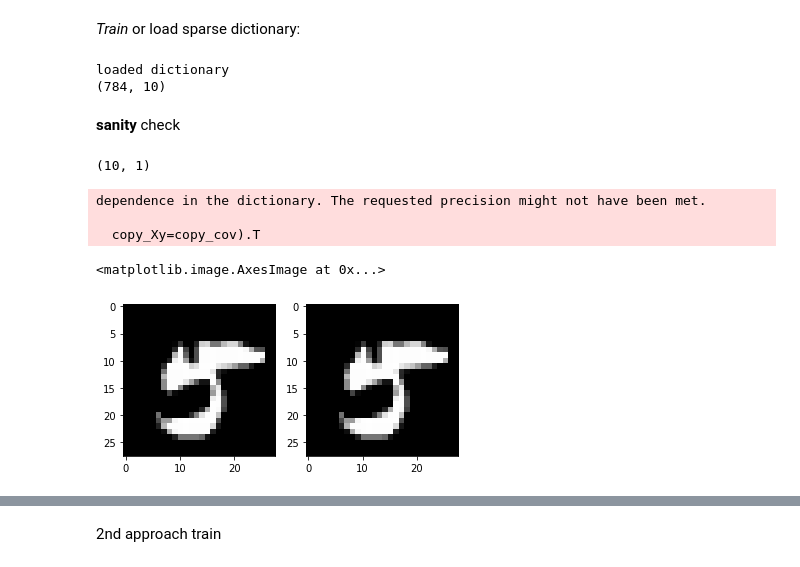
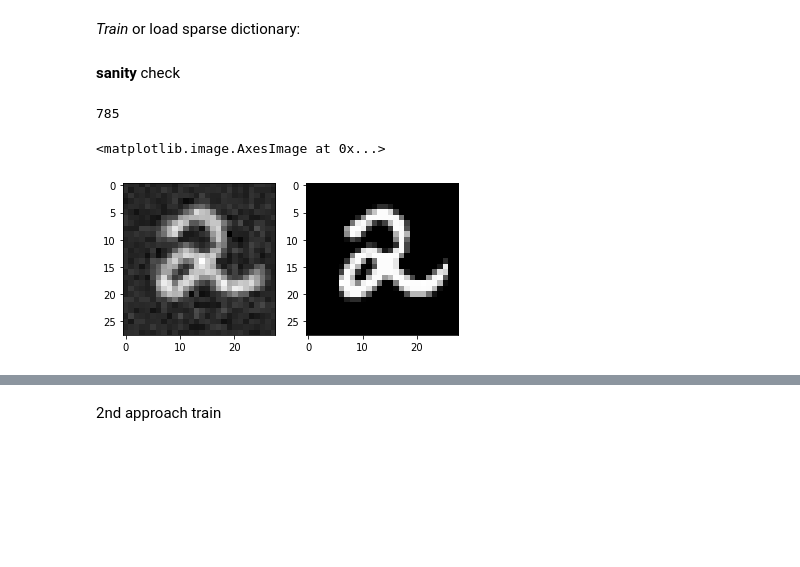
Before and after one commit to tsachiblau/sparseGANProject, a Jupyter notebook: GAN_2.ipynb, the cells around one changed output, grey strips where cells are left out. Saved outputs shown, nothing was run; the diff lists cells and outputs as text; code cells hidden in the pictures; blank space fills up the shorter version.

```diff
--- a/GAN_2.ipynb
+++ b/GAN_2.ipynb
@@ -11,7 +11,7 @@ np.random.seed(10)
 
 #train params
 steps_per_epoch = 3750  # batch_size * steps_per_epoch = epoch size (train size)
-epochs = 1
+epochs = 10
 optimizer = Adam(0.0002, 0.5)
 
 #gan param
@@ -22,6 +22,6 @@ img_rows, img_cols, channels = 28, 28, 1
 batch_size = 16
 
 #sparse params
-# sparse_dim = img_rows * img_cols * channels
-sparse_dim = 10
+sparse_dim = img_rows * img_cols * channels
 L1_weight = 0.01   # Loss = data_fidelity + L1_weight * L1_norm
+max_iter_of_dict = 100
@@ -47,21 +43,17 @@ print(x_train.shape)
 *Train* or load sparse dictionary:
 # %%
 import matplotlib.pyplot as plt
+from sklearn.decomposition import DictionaryLearning
 import pickle
 import os.path
 from os import path
 
-#save dictionary
-
-# we will download to a local file named dictionary_loaded
-#*reconstruct* an image for sanity check
-
-# savetxt('dictionary.csv', dictionary_loaded2, delimiter=',')
+#dictionary file name
 file_path = 'dictionary.pkl'
 
+#check if dictionary exists
 if not path.exists(file_path):
-
-  d=DictionaryLearning(n_components=sparse_dim)
+  d=DictionaryLearning(n_components=sparse_dim, max_iter=max_iter_of_dict)
   # train dictionary
   d.fit(x_train[1:sparse_dim,:])
   dictionary = d.components_
@@ -72,7 +64,6 @@ if not path.exists(file_path):
   print("created new dictionary")
 
 else:
-
   with open(file_path, 'rb') as input:
     d = pickle.load(input)
   # print(d)
@@ -81,26 +72,21 @@ else:
 dictionary_loaded2 = np.transpose(d.components_)
 dictionary_loaded2 = np.array(dictionary_loaded2, dtype = np.float32)
 print(dictionary_loaded2.shape)
-# %% [output]
-loaded dictionary
-(784, 10)
 # %% [markdown]
 **sanity** check
 # %%
-representation_vec = d.transform(x_train[1:2,:])
+sample_num = np.random.randint(x_train.shape[0])
+representation_vec = d.transform(x_train[sample_num:sample_num+1,:])
 representation_vec = np.transpose(representation_vec)
-print(representation_vec.shape)
+print(np.sum(representation_vec.shape))
 ans = np.matmul(dictionary_loaded2,representation_vec)
 plt.figure()
 plt.subplot(121)
 plt.imshow(ans.reshape((img_rows, img_cols)), cmap='gray')
 plt.subplot(122)
-real_im = x_train[1:2,:]
+real_im = x_train[sample_num:sample_num+1,:]
 plt.imshow(real_im.reshape((img_rows, img_cols)), cmap='gray')
 # %% [output]
-(10, 1)
+785
-dependence in the dictionary. The requested precision might not have been met.
-
-  copy_Xy=copy_cov).T
+<matplotlib.image.AxesImage at 0x...>
-<matplotlib.image.AxesImage at 0x...>
-[figure, old version]
+[figure, new version]
```
Also changed, not shown: parts of 6 cells of this notebook.
